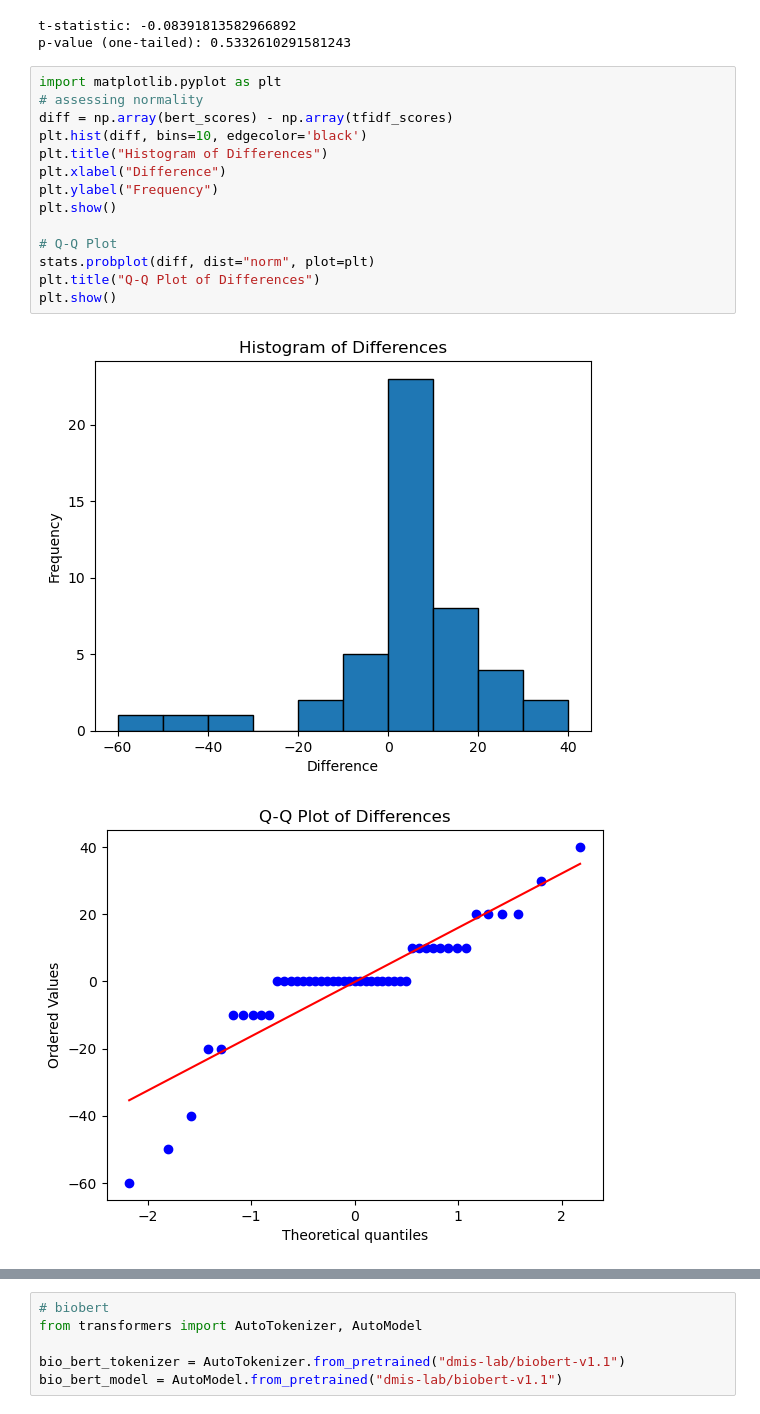
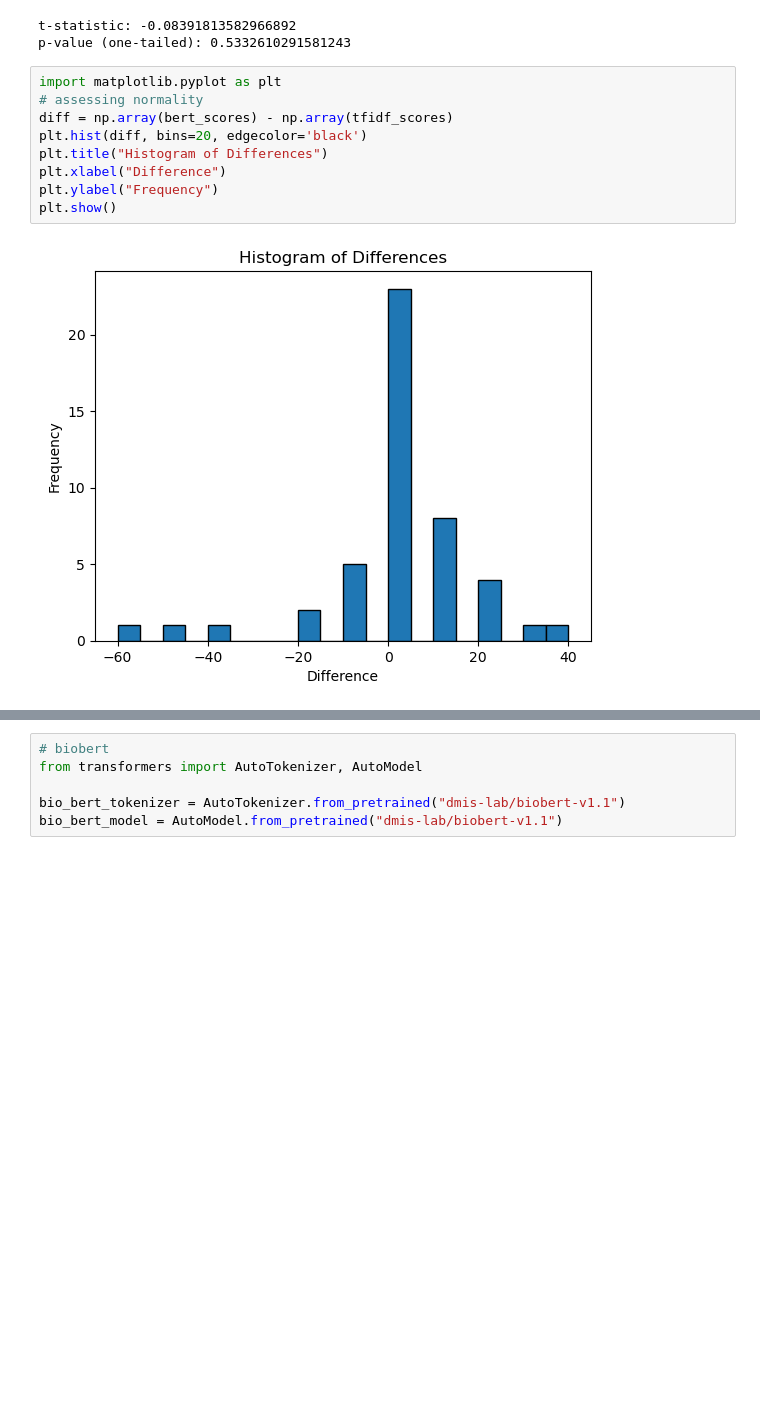
Before and after one commit to Lolya-cloud/fir-project, a Jupyter notebook: scripts/bert-final.ipynb, the cells around one changed output, grey strips where cells are left out. Cells and saved outputs as stored; diff of their text form; blank space fills up the shorter version.

```diff
--- a/scripts/bert-final.ipynb
+++ b/scripts/bert-final.ipynb
@@ -372,20 +357,14 @@ p-value (one-tailed): 0.5332610291581243
 # %%
 import matplotlib.pyplot as plt
 # assessing normality
 diff = np.array(bert_scores) - np.array(tfidf_scores)
-plt.hist(diff, bins=10, edgecolor='black')
+plt.hist(diff, bins=20, edgecolor='black')
 plt.title("Histogram of Differences")
 plt.xlabel("Difference")
 plt.ylabel("Frequency")
 plt.show()
-
-# Q-Q Plot
-stats.probplot(diff, dist="norm", plot=plt)
-plt.title("Q-Q Plot of Differences")
-plt.show()
 # %% [output]
-[figure, old version]
+[figure, new version]
-[figure, removed]
 # %%
 # bootstraping and checking for the distribution of the mean
 np.random.seed(0)
```
Also changed, not shown: parts of 2 cells of this notebook.
